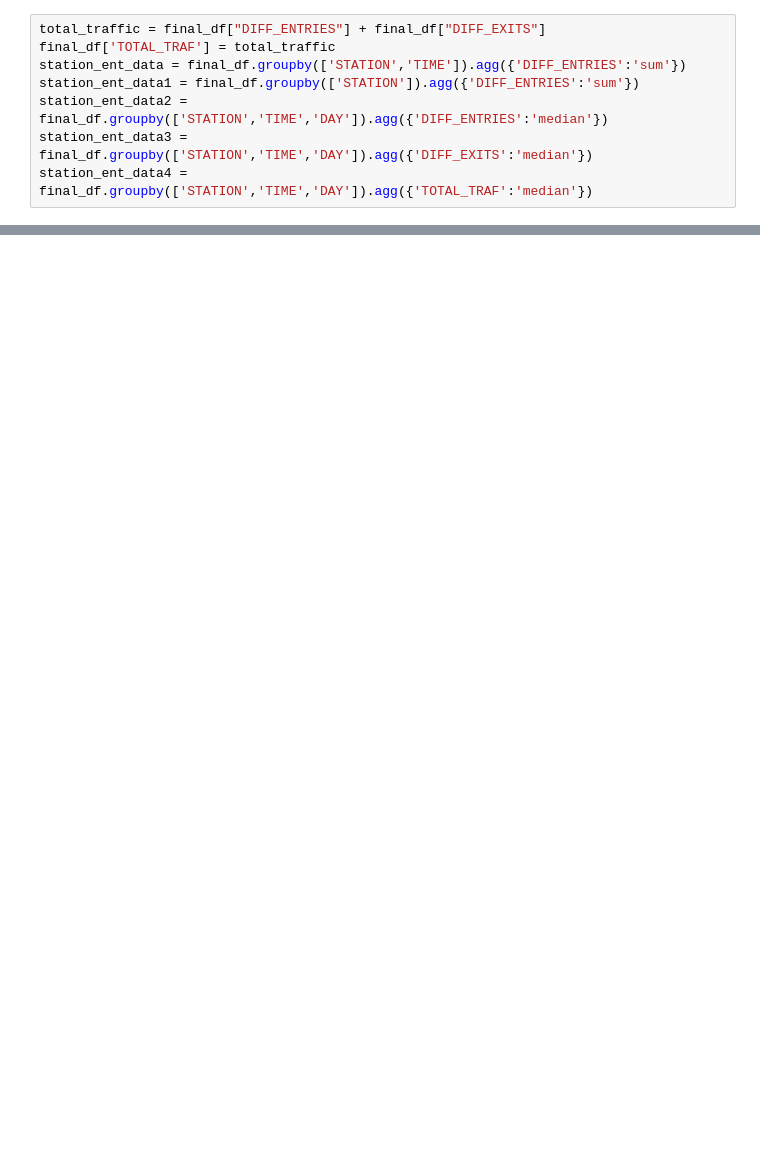
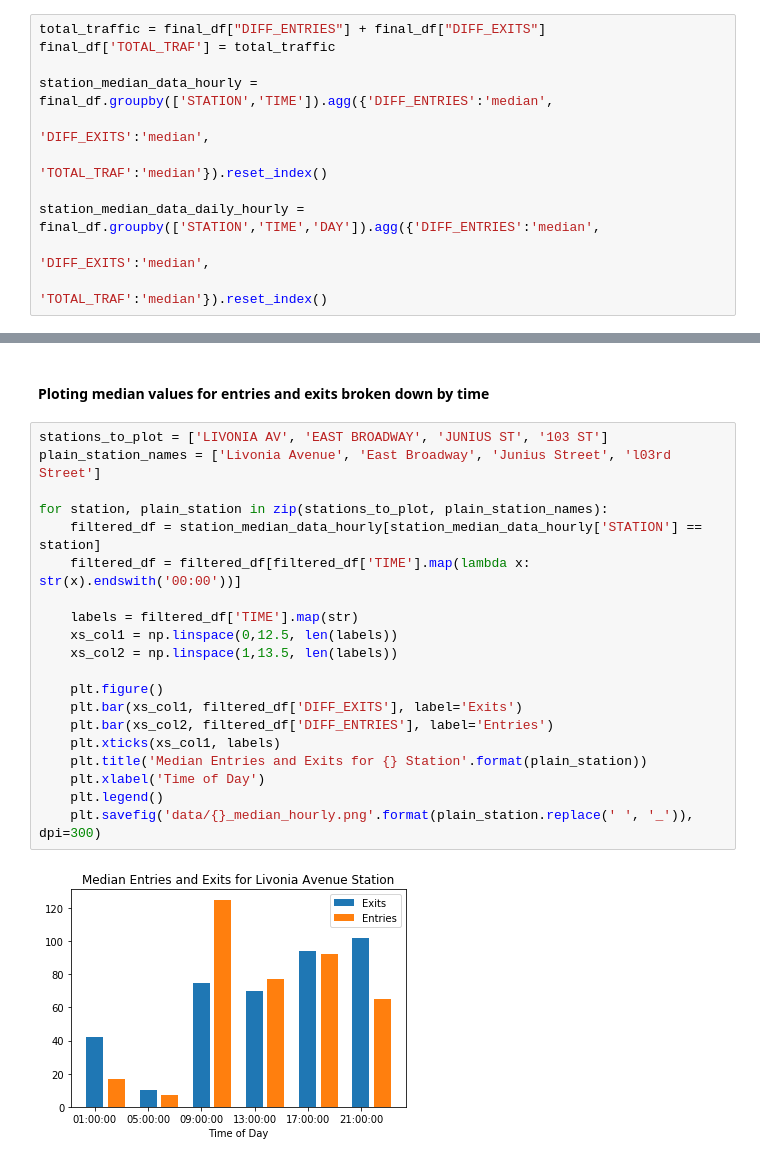
Before and after one commit to brendanlafferty/MTA-EDA, a Jupyter notebook: Bar_heat_maps.ipynb, the cells around one changed output, grey strips where cells are left out. Drawn from its saved outputs; the diff is of its cells as text; blank space fills up the shorter version.

```diff
--- a/Bar_heat_maps.ipynb
+++ b/Bar_heat_maps.ipynb
@@ -18,8 +33,11 @@ final_df.head()
 # %%
 total_traffic = final_df["DIFF_ENTRIES"] + final_df["DIFF_EXITS"]
 final_df['TOTAL_TRAF'] = total_traffic
-station_ent_data = final_df.groupby(['STATION','TIME']).agg({'DIFF_ENTRIES':'sum'})
-station_ent_data1 = final_df.groupby(['STATION']).agg({'DIFF_ENTRIES':'sum'})
-station_ent_data2 = final_df.groupby(['STATION','TIME','DAY']).agg({'DIFF_ENTRIES':'median'})
-station_ent_data3 = final_df.groupby(['STATION','TIME','DAY']).agg({'DIFF_EXITS':'median'})
-station_ent_data4 = final_df.groupby(['STATION','TIME','DAY']).agg({'TOTAL_TRAF':'median'})
+
+station_median_data_hourly = final_df.groupby(['STATION','TIME']).agg({'DIFF_ENTRIES':'median',
+                                                                      'DIFF_EXITS':'median',
+                                                                      'TOTAL_TRAF':'median'}).reset_index()
+
+station_median_data_daily_hourly = final_df.groupby(['STATION','TIME','DAY']).agg({'DIFF_ENTRIES':'median',
+                                                                                   'DIFF_EXITS':'median',
+                                                                                   'TOTAL_TRAF':'median'}).reset_index()
@@ -179,0 +44,24 @@ DAY
+# %% [markdown]
+#### Ploting median values for entries and exits broken down by time
+# %%
+stations_to_plot = ['LIVONIA AV', 'EAST BROADWAY', 'JUNIUS ST', '103 ST']
+plain_station_names = ['Livonia Avenue', 'East Broadway', 'Junius Street', 'l03rd Street']
+
+for station, plain_station in zip(stations_to_plot, plain_station_names):
+    filtered_df = station_median_data_hourly[station_median_data_hourly['STATION'] == station]
+    filtered_df = filtered_df[filtered_df['TIME'].map(lambda x: str(x).endswith('00:00'))]
+
+    labels = filtered_df['TIME'].map(str)
+    xs_col1 = np.linspace(0,12.5, len(labels))
+    xs_col2 = np.linspace(1,13.5, len(labels))
+
+    plt.figure()
+    plt.bar(xs_col1, filtered_df['DIFF_EXITS'], label='Exits')
+    plt.bar(xs_col2, filtered_df['DIFF_ENTRIES'], label='Entries')
+    plt.xticks(xs_col1, labels)
+    plt.title('Median Entries and Exits for {} Station'.format(plain_station))
+    plt.xlabel('Time of Day')
+    plt.legend()
+    plt.savefig('data/{}_median_hourly.png'.format(plain_station.replace(' ', '_')), dpi=300)
+# %% [output]
+[figure, added]
```
Also changed, not shown: parts of 13 cells of this notebook.
